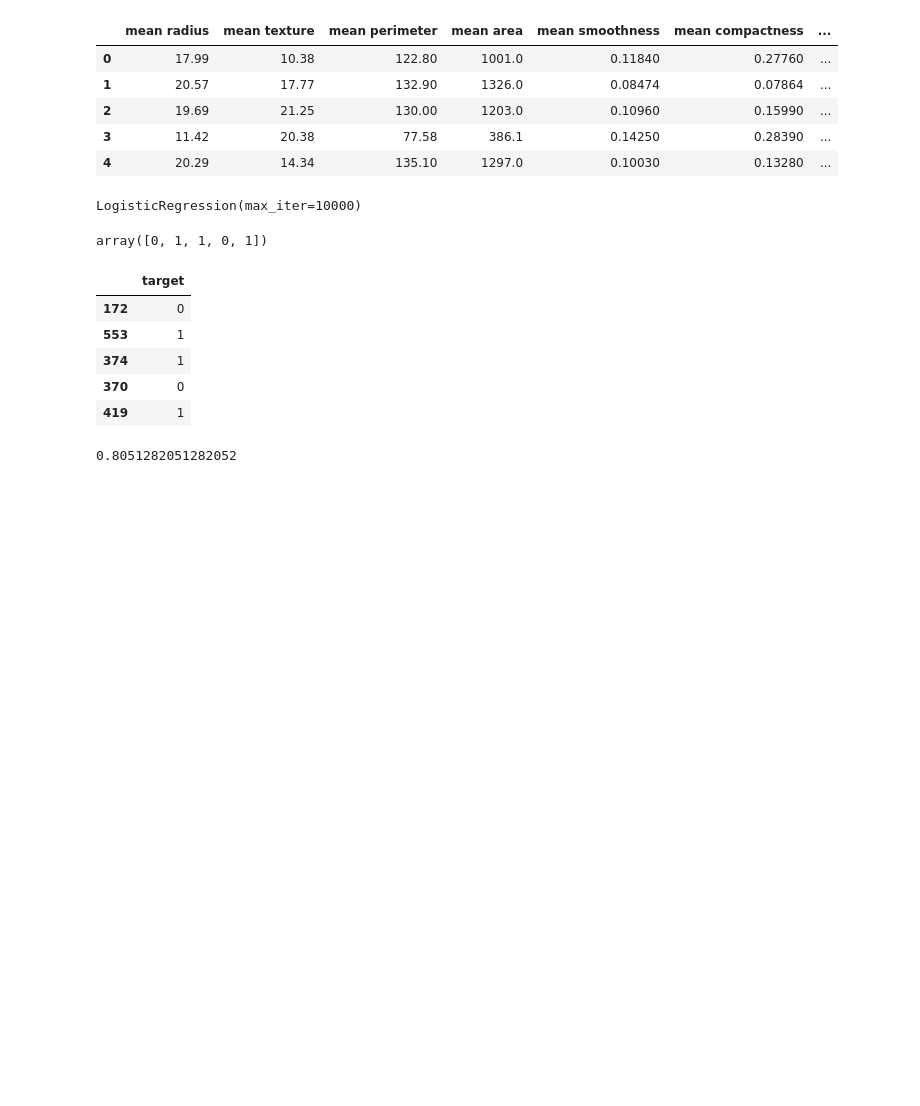
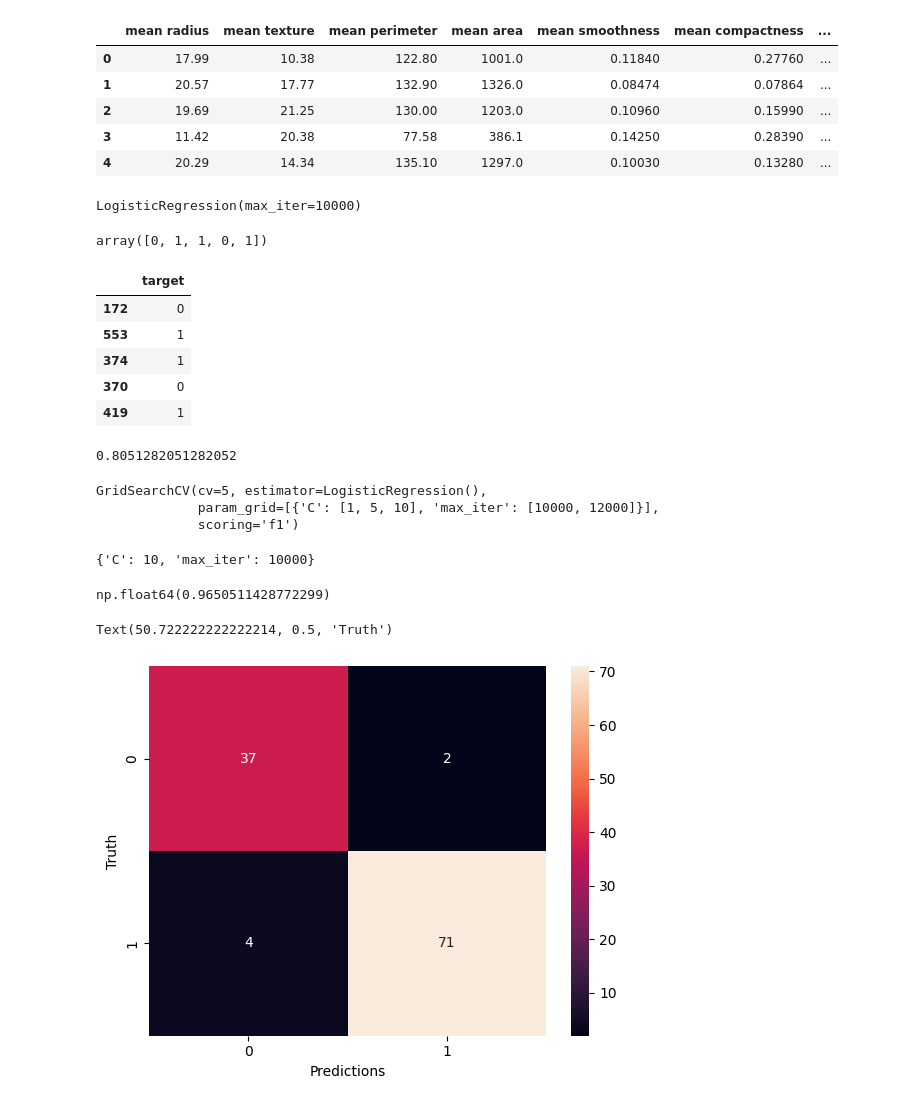
Before and after one commit to cmd-cosmos/ml-algorithms, a Jupyter notebook: Misc/log-regr.ipynb, the cells around one changed output. Saved outputs shown, nothing was run; the diff lists cells and outputs as text; code cells hidden in the pictures; blank space fills up the shorter version.

Commit message:
added a cross val model with  best parameters C = 10, maxiters = 10000, accuracy 95%

```diff
--- a/Misc/log-regr.ipynb
+++ b/Misc/log-regr.ipynb
@@ -50,3 +50,40 @@ r2 = r2_score(y_test, preds)
 r2
 # %% [output]
 0.8051282051282052
+# %%
+### using cross validation
+
+params = [
+    {
+        'C' : [1,5,10],
+        'max_iter' : [10000, 12000]
+    }
+]
+
+model = LogisticRegression()
+cv_model = GridSearchCV(model, param_grid=params, scoring='f1',cv=5)
+cv_model.fit(X_train, np.ravel(y_train))
+# %% [output]
+GridSearchCV(cv=5, estimator=LogisticRegression(),
+             param_grid=[{'C': [1, 5, 10], 'max_iter': [10000, 12000]}],
+             scoring='f1')
+# %%
+cv_model.best_params_
+# %% [output]
+{'C': 10, 'max_iter': 10000}
+# %%
+cv_model.best_score_
+# %% [output]
+np.float64(0.9650511428772299)
+# %%
+from sklearn.metrics import confusion_matrix, classification_report
+
+preds_cv = cv_model.predict(X_test)
+conf = confusion_matrix(y_test, preds_cv)
+
+sns.heatmap(conf, annot=True, fmt='d')
+plt.xlabel('Predictions')
+plt.ylabel('Truth')
+# %% [output]
+Text(50.722222222222214, 0.5, 'Truth')
+[figure, added]
```
Also changed, not shown: parts of 1 cell of this notebook.
